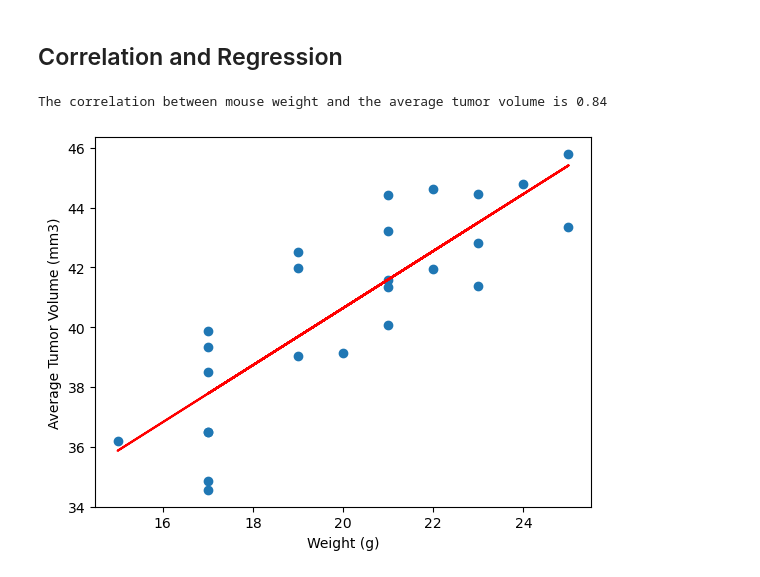
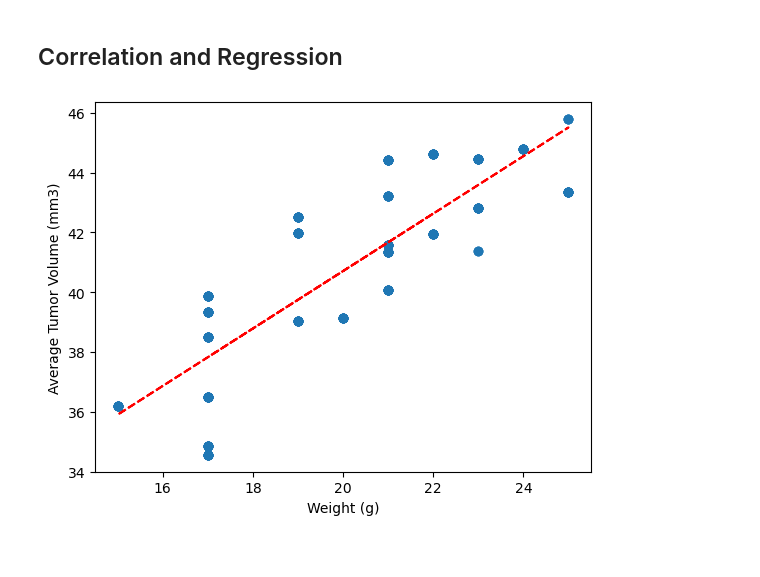
Before and after one commit to JacqueLeeMeyer/Matplotlib-Pymaceuticals, a Jupyter notebook: Pymaceuticals/pymaceuticals_JM.ipynb, the cells around one changed output. Cells and saved outputs as stored; diff of their text form; code cells hidden in the pictures.

```diff
--- a/Pymaceuticals/pymaceuticals_JM.ipynb
+++ b/Pymaceuticals/pymaceuticals_JM.ipynb
@@ -240,0 +282,13 @@ Ceftamin's potential outliers: Series([], Name: Tumor Volume (mm3), dtype: float
+# %%
+# Generate a scatter plot of mouse weight vs. the average observed tumor volume for the entire Capomulin regimen
+Capomulin=mouse_df.loc[mouse_df['Drug Regimen']=='Capomulin']
+Capomulin
+Mouse_group=Capomulin.groupby('Mouse ID')
+average=Mouse_group['Tumor Volume (mm3)'].mean()
+Capomulin=pd.merge(Capomulin, average, on='Mouse ID')
+x_axis=Capomulin['Weight (g)']
+y_axis=Capomulin['Tumor Volume (mm3)_y']
+plt.scatter(x_axis, y_axis)
+plt.xlabel('Weight (g)')
+plt.ylabel('Average Tumor Volume (mm3)')
+plt.show()
@@ -243,6 +299,12 @@ Ceftamin's potential outliers: Series([], Name: Tumor Volume (mm3), dtype: float
 # %%
 # Calculate the correlation coefficient and a linear regression model
 # for mouse weight and average observed tumor volume for the entire Capomulin regimen
+slope, intersept, r, p, std_err=st.linregress(x_axis, y_axis)
+fit=slope*x_axis+intersept
+plt.scatter(x_axis, y_axis)
+plt.plot(x_axis, fit, '--', color='red')
+plt.xlabel('Weight (g)')
+plt.ylabel('Average Tumor Volume (mm3)')
+plt.show()
 # %% [output]
-The correlation between mouse weight and the average tumor volume is 0.84
-[figure, old version]
+[figure, new version]
```
Also changed, not shown: parts of 12 cells of this notebook.
